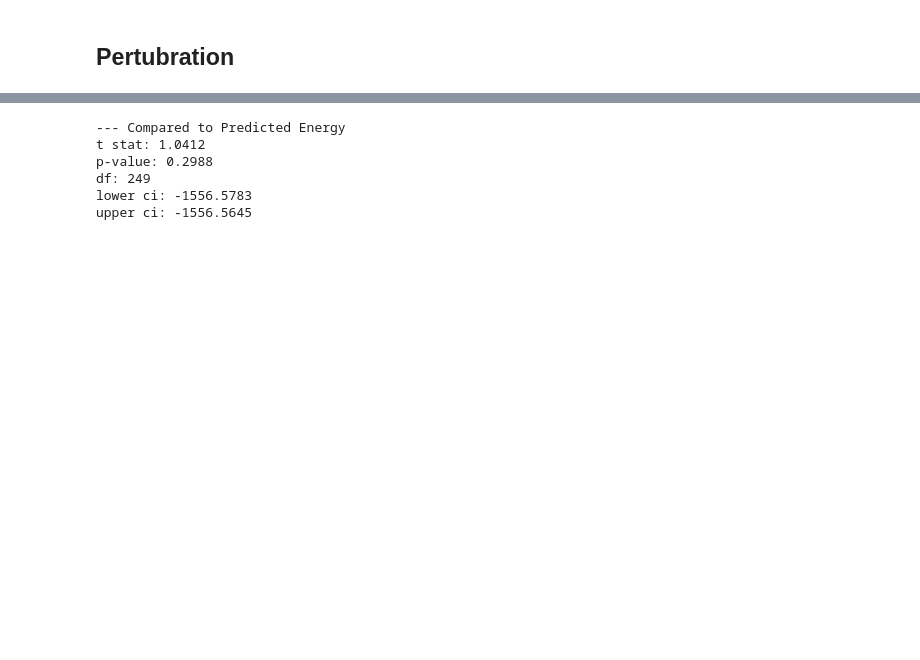
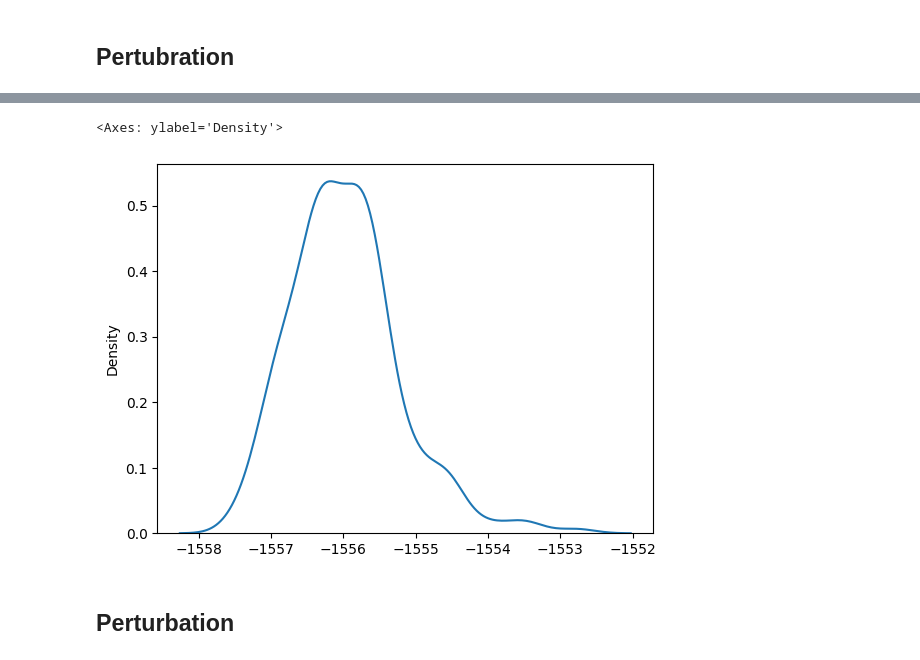
Before and after one commit to fahminlb33/gold-cluster-energy-modelling, a Jupyter notebook: notebooks/perturbation.ipynb, the cells around one changed output, grey strips where cells are left out. Cells and saved outputs as stored; diff of their text form; code cells hidden in the pictures; blank space fills up the shorter version.

Commit message:
feat: perturbation simulation

```diff
--- a/notebooks/perturbation.ipynb
+++ b/notebooks/perturbation.ipynb
@@ -63,0 +46,3 @@ X_train.shape, X_test.shape
+# %%
+X_train, X_test, y_train, y_test = train_test_split(X, y, sampler="kennard_stone", train_size=0.80, random_state=21)
+X_train.shape, X_test.shape, y_train.shape, y_test.shape
@@ -108,22 +139,20 @@ view(stable_structure, viewer='x3d')
+# %%
+soap = SOAP(
+    r_cut=5,
+    n_max=1,
+    l_max=9,
+    species=["Au"],
+    average="outer",
+    periodic=False,
+    sparse=False,
+)
 # %%
-def rattle_structure(file_path, rng):
+def create_perturbation(file_path, scale, method=0, rng=None):
     s = read_xyz(file_path)
 
-    # s.set_constraint(FixAtoms([x for x in range(0, 20) if x != 15]))
-    # s.set_constraint(FixAtoms([16]))
-    s.rattle(0.01, rng=rng)
+    if method == 1:
+        s.set_constraint(FixAtoms([atom.index for atom in s if atom.index != 17]))
 
-    # newpos = np.copy(s.positions)
-    # newpos[15] = newpos[15] + rng.normal(scale=0.0001, size=3)
-    # s.set_positions(newpos)
+    s.rattle(scale, rng=rng)
 
     return s
-
-rng = np.random.default_rng(22)
-simulation_count = 250
-
-pertrubed_structures = [rattle_structure(file_paths[idx_lowest], rng) for _ in range(simulation_count)]
-X_pertrubed = soap.create(pertrubed_structures, n_jobs=2)
-y_pertrubed = model.predict(X_pertrubed)
-
-lowest_energy_pred = model.predict(soap.create(stable_structure).reshape(1, -1))[0]
@@ -134,0 +159,9 @@ sns.histplot(y_pertrubed, kde=True, bins=100)
+# %%
+simulation_count = 250
+perturbation_scale = 0.1
+perturbation_method = 0
+rng = np.random.default_rng(21)
+
+pertrubed_structures = [create_perturbation(stable_structure_path, perturbation_scale, perturbation_method, rng) for _ in range(simulation_count)]
+X_pertrubed = soap.create(pertrubed_structures, n_jobs=6)
+y_pertrubed = model.predict(X_pertrubed)
@@ -183,17 +231,7 @@ upper ci: -1556.5645
-# %%
-ttest_result = sp.stats.ttest_1samp(y_pertrubed, lowest_energy_pred)
-ttest_ci = ttest_result.confidence_interval(confidence_level=0.95)
-
-print("--- Compared to Predicted Energy")
-print(f"t stat: {ttest_result.statistic:.4f}")
-print(f"p-value: {ttest_result.pvalue:.4f}")
-print(f"df: {ttest_result.df:,}")
-print(f"lower ci: {ttest_ci.low:.4f}")
-print(f"upper ci: {ttest_ci.high:.4f}")
-# %% [output]
---- Compared to Predicted Energy
-t stat: 1.0412
-p-value: 0.2988
-df: 249
-lower ci: -1556.5783
-upper ci: -1556.5645
+# %%
+sns.kdeplot(y_pertrubed)
+# %% [output]
+<Axes: ylabel='Density'>
+[figure, new version]
+# %% [markdown]
+## Perturbation
```
Also changed, not shown: parts of 25 cells of this notebook.
